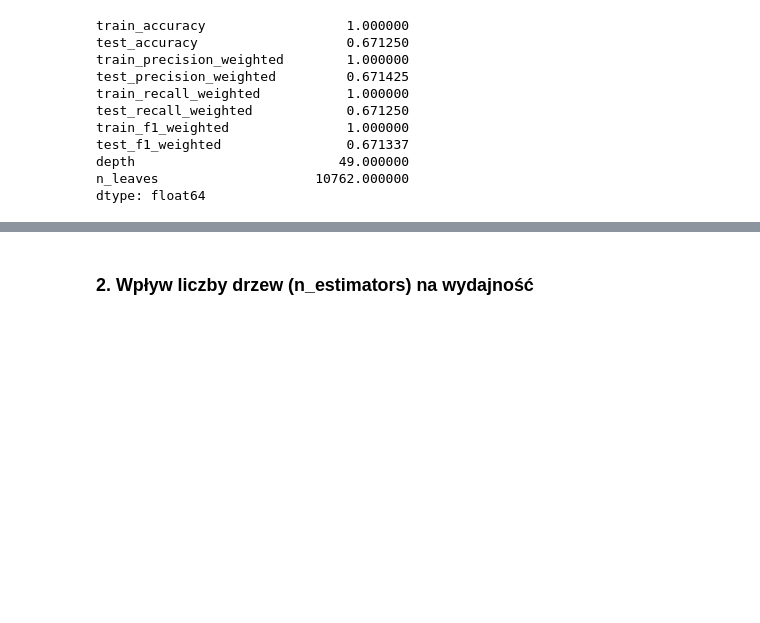
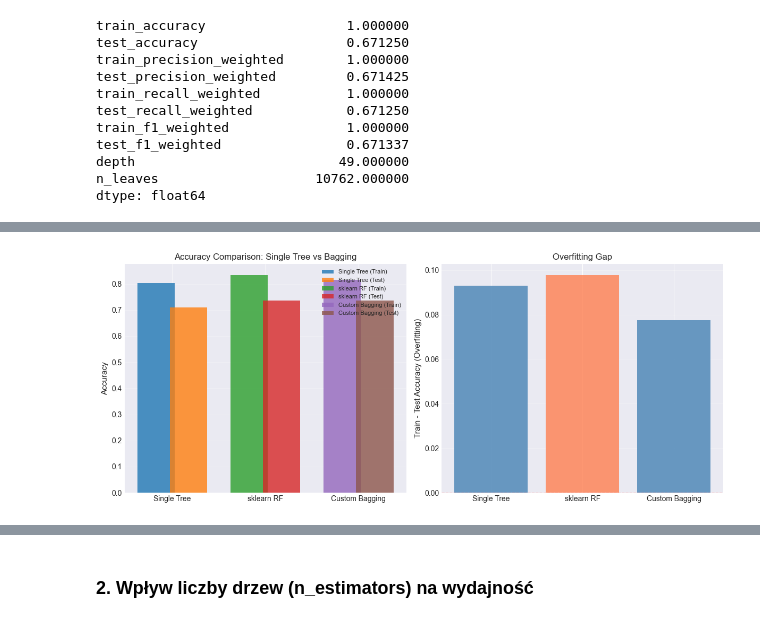
Before and after one commit to PPiotr491/MSiD, a Jupyter notebook: Lista3/sleep_healt_advanced_models.ipynb, the cells around one changed output, grey strips where cells are left out. Drawn from its saved outputs; the diff is of its cells as text; code cells hidden in the pictures; blank space fills up the shorter version.

```diff
--- a/Lista3/sleep_healt_advanced_models.ipynb
+++ b/Lista3/sleep_healt_advanced_models.ipynb
@@ -280,18 +352,18 @@ na bootstrap samples, aby zmniejszyć wariancję i poprawić generalizację.
 # %%
-# comparison_data = []
-# for name, model in [("Single Tree", single_tree), ("sklearn RF", sklearn_rf), ("Custom Bagging", custom_bagging)]:
-#     y_train_pred = model.predict(X_tree_train_scaled)
-#     y_test_pred = model.predict(X_tree_test_scaled)
-#
-#     comparison_data.append({
-#         'Model': name,
-#         'Train Accuracy': accuracy_score(y_tree_train, y_train_pred),
-#         'Test Accuracy': accuracy_score(y_tree_test, y_test_pred),
-#         'Train F1': f1_score(y_tree_train, y_train_pred, average='weighted', zero_division=0),
-#         'Test F1': f1_score(y_tree_test, y_test_pred, average='weighted', zero_division=0),
-#         'Overfitting (gap)': accuracy_score(y_tree_train, y_train_pred) - accuracy_score(y_tree_test, y_test_pred),
-#     })
-#
-# comparison_df = pd.DataFrame(comparison_data)
-# print("\nPorównanie wyników:")
-# display(comparison_df)
+comparison_data = []
+for name, model in [("Single Tree", single_tree), ("sklearn RF", sklearn_rf), ("Custom Bagging", custom_bagging)]:
+    y_train_pred = model.predict(X_tree_train_scaled)
+    y_test_pred = model.predict(X_tree_test_scaled)
+
+    comparison_data.append({
+        'Model': name,
+        'Train Accuracy': accuracy_score(y_tree_train, y_train_pred),
+        'Test Accuracy': accuracy_score(y_tree_test, y_test_pred),
+        'Train F1': f1_score(y_tree_train, y_train_pred, average='weighted', zero_division=0),
+        'Test F1': f1_score(y_tree_test, y_test_pred, average='weighted', zero_division=0),
+        'Overfitting (gap)': accuracy_score(y_tree_train, y_train_pred) - accuracy_score(y_tree_test, y_test_pred),
+    })
+
+comparison_df = pd.DataFrame(comparison_data)
+print("\nPorównanie wyników:")
+display(comparison_df)
@@ -298,4 +376,5 @@ na bootstrap samples, aby zmniejszyć wariancję i poprawić generalizację.
 # %%
-# # Wykres porównania
-# fig = plot_comparison_bars(comparison_df, figsize=(12, 5))
-# plt.show()
+fig = plot_comparison_bars(comparison_df, figsize=(12, 5))
+plt.show()
+# %% [output]
+[figure, added]
```
Also changed, not shown: parts of 28 cells of this notebook, 11 other files.
